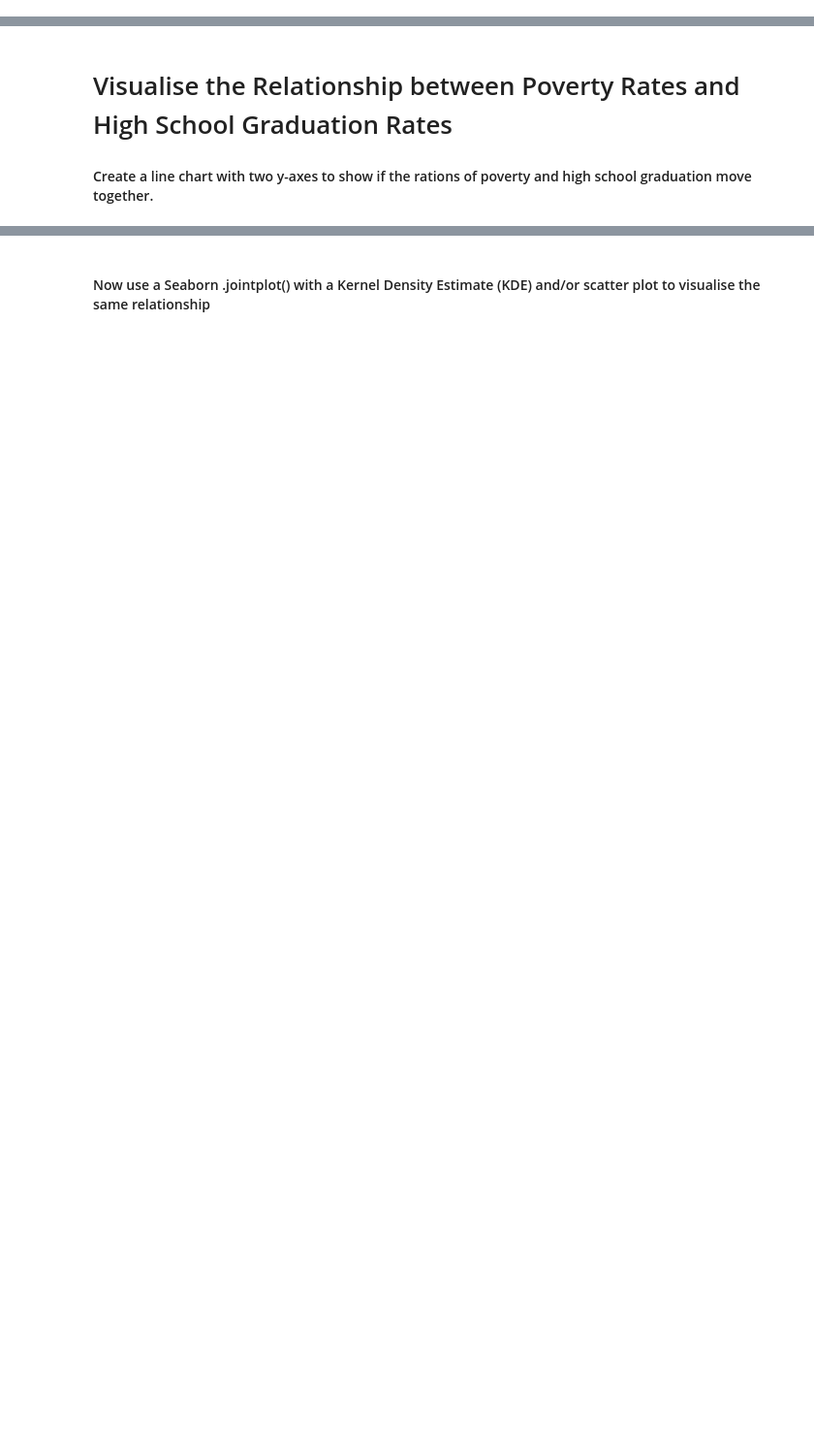
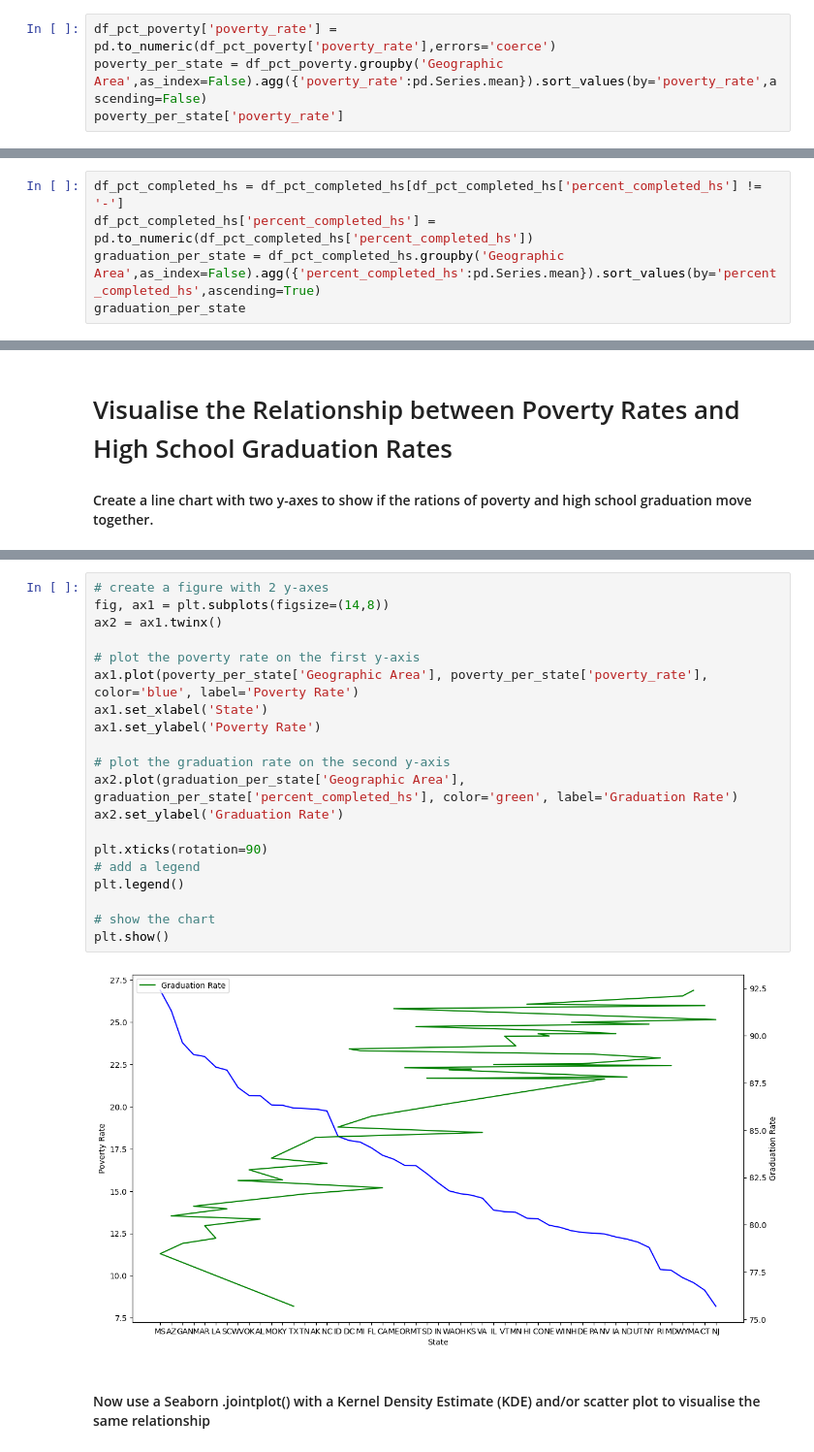
Before and after one commit to JustAnotherHeroRiding/day-99-Deaths-Involving-the-police-in-the-US, a Jupyter notebook: Fatal_Force_(start).ipynb, the cells around one changed output, grey strips where cells are left out. Shown at 97% size. Cells and saved outputs as stored; diff of their text form; blank space fills up the shorter version.

Commit message:
first part complete

```diff
--- a/Fatal_Force_(start).ipynb
+++ b/Fatal_Force_(start).ipynb
@@ -62,3 +145,7 @@ Consider how to deal with the NaN values. Perhaps substituting 0 is appropriate.
 # Chart the Poverty Rate in each US State
 
 Create a bar chart that ranks the poverty rate from highest to lowest by US state. Which state has the highest poverty rate? Which state has the lowest poverty rate?  Bar Plot
+# %%
+df_pct_poverty['poverty_rate'] = pd.to_numeric(df_pct_poverty['poverty_rate'],errors='coerce')
+poverty_per_state = df_pct_poverty.groupby('Geographic Area',as_index=False).agg({'poverty_rate':pd.Series.mean}).sort_values(by='poverty_rate',ascending=False)
+poverty_per_state['poverty_rate']
@@ -66,3 +182,8 @@ Create a bar chart that ranks the poverty rate from highest to lowest by US stat
 # Chart the High School Graduation Rate by US State
 
 Show the High School Graduation Rate in ascending order of US States. Which state has the lowest high school graduation rate? Which state has the highest?
+# %%
+df_pct_completed_hs = df_pct_completed_hs[df_pct_completed_hs['percent_completed_hs'] != '-']
+df_pct_completed_hs['percent_completed_hs'] = pd.to_numeric(df_pct_completed_hs['percent_completed_hs'])
+graduation_per_state = df_pct_completed_hs.groupby('Geographic Area',as_index=False).agg({'percent_completed_hs':pd.Series.mean}).sort_values(by='percent_completed_hs',ascending=True)
+graduation_per_state
@@ -73,2 +246,24 @@ Show the High School Graduation Rate in ascending order of US States. Which stat
+# %%
+# create a figure with 2 y-axes
+fig, ax1 = plt.subplots(figsize=(14,8))
+ax2 = ax1.twinx()
+
+# plot the poverty rate on the first y-axis
+ax1.plot(poverty_per_state['Geographic Area'], poverty_per_state['poverty_rate'], color='blue', label='Poverty Rate')
+ax1.set_xlabel('State')
+ax1.set_ylabel('Poverty Rate')
+
+# plot the graduation rate on the second y-axis
+ax2.plot(graduation_per_state['Geographic Area'], graduation_per_state['percent_completed_hs'], color='green', label='Graduation Rate')
+ax2.set_ylabel('Graduation Rate')
+
+plt.xticks(rotation=90)
+# add a legend
+plt.legend()
+
+# show the chart
+plt.show()
+# %% [output]
+[figure, added]
 # %% [markdown]
 #### Now use a Seaborn .jointplot() with a Kernel Density Estimate (KDE) and/or scatter plot to visualise the same relationship
```
Also changed, not shown: parts of 21 cells of this notebook.
